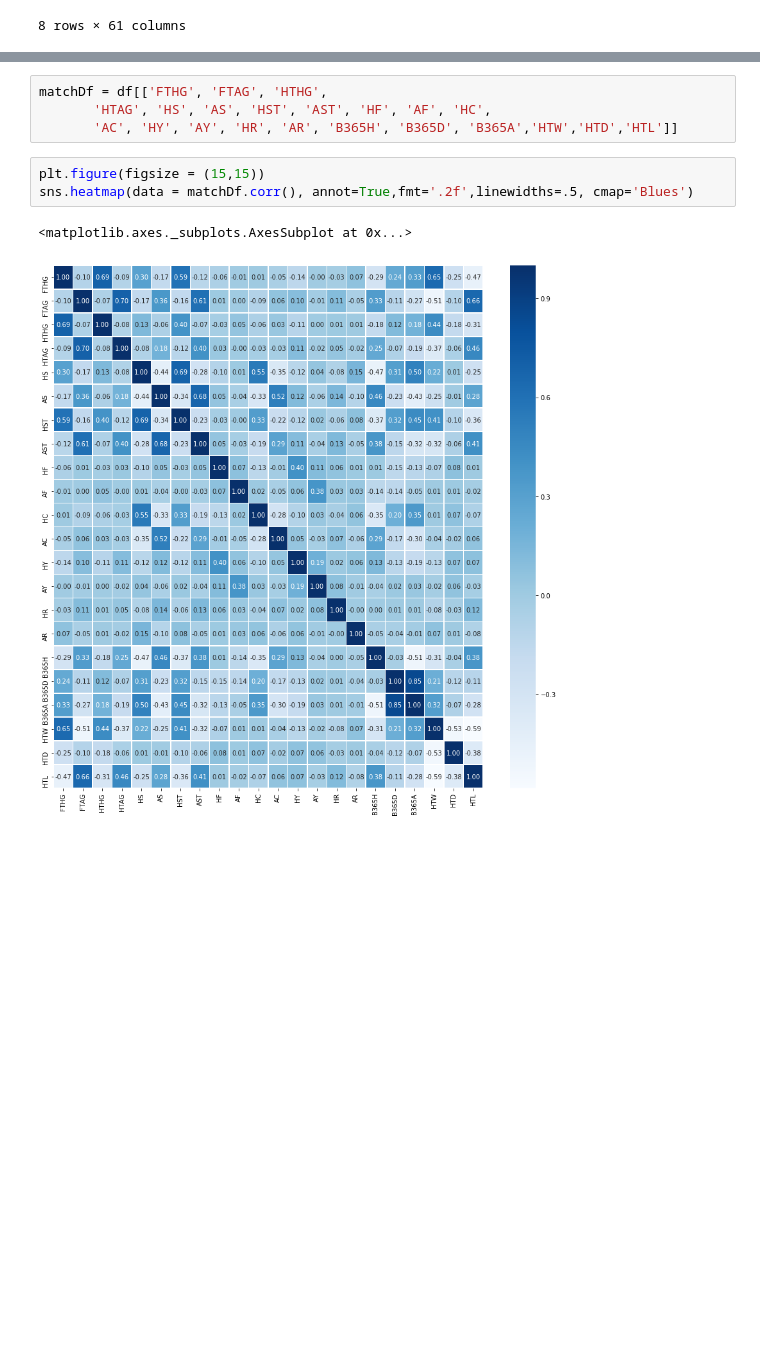
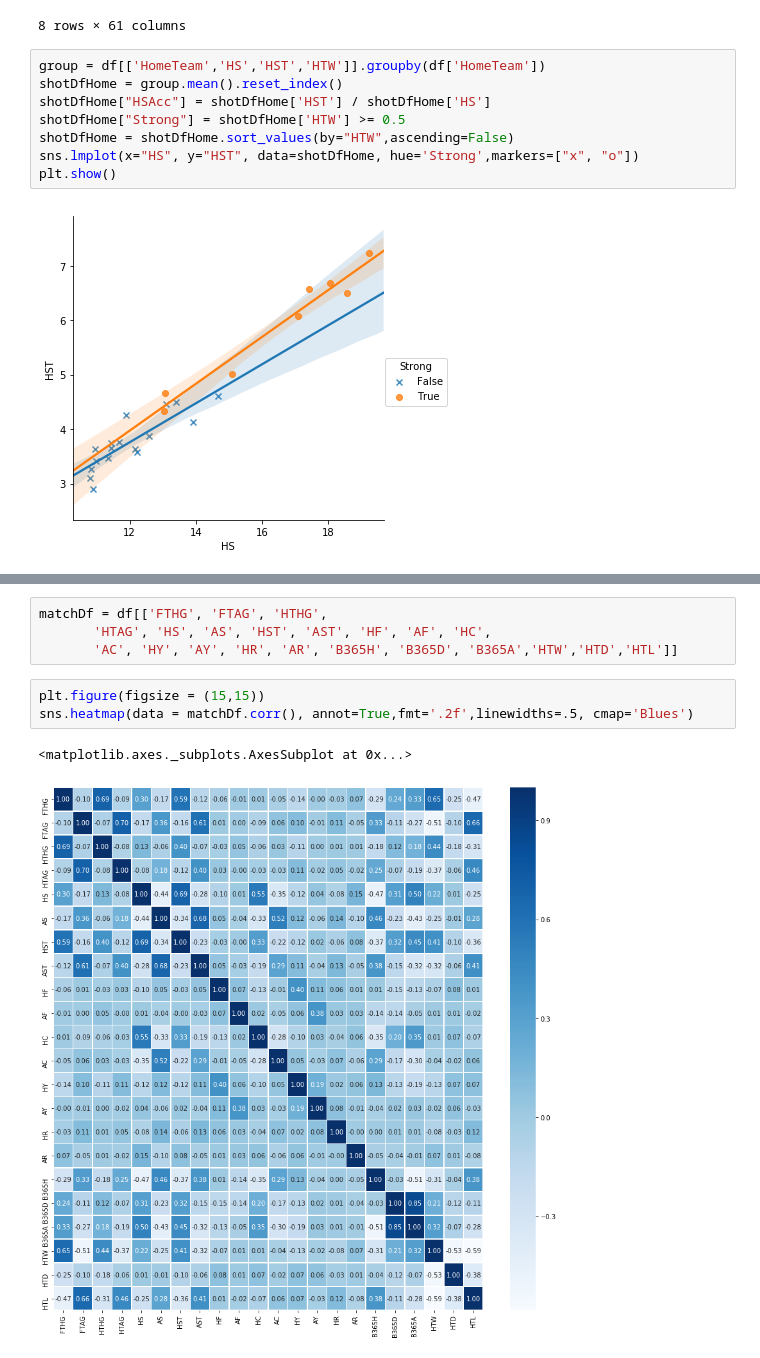
Before and after one commit to sunghoonhong/foot-ball-analysis, a Jupyter notebook: Untitled1.ipynb, the cells around one changed output, grey strips where cells are left out. Saved outputs shown, nothing was run; the diff lists cells and outputs as text; blank space fills up the shorter version.

Commit message:
scatter. relationship among teams.

```diff
--- a/Untitled1.ipynb
+++ b/Untitled1.ipynb
@@ -24,3 +26,13 @@ df.describe()
 | 75% | 2.000000 | 2.000000 | 1.000000 | 1.000000 | 17.000000 | 14.000000 | 6.000000 | 5.000000 | 13.000000 | 13.000000 | ... | ... |
 | max | 7.000000 | 7.000000 | 4.000000 | 4.000000 | 37.000000 | 30.000000 | 17.000000 | 15.000000 | 24.000000 | 26.000000 | ... | ... |
 8 rows × 61 columns
+# %%
+group = df[['HomeTeam','HS','HST','HTW']].groupby(df['HomeTeam'])
+shotDfHome = group.mean().reset_index()
+shotDfHome["HSAcc"] = shotDfHome['HST'] / shotDfHome['HS']
+shotDfHome["Strong"] = shotDfHome['HTW'] >= 0.5
+shotDfHome = shotDfHome.sort_values(by="HTW",ascending=False)
+sns.lmplot(x="HS", y="HST", data=shotDfHome, hue='Strong',markers=["x", "o"])
+plt.show()
+# %% [output]
+[figure, added]
```
Also changed, not shown: parts of 4 cells of this notebook.
